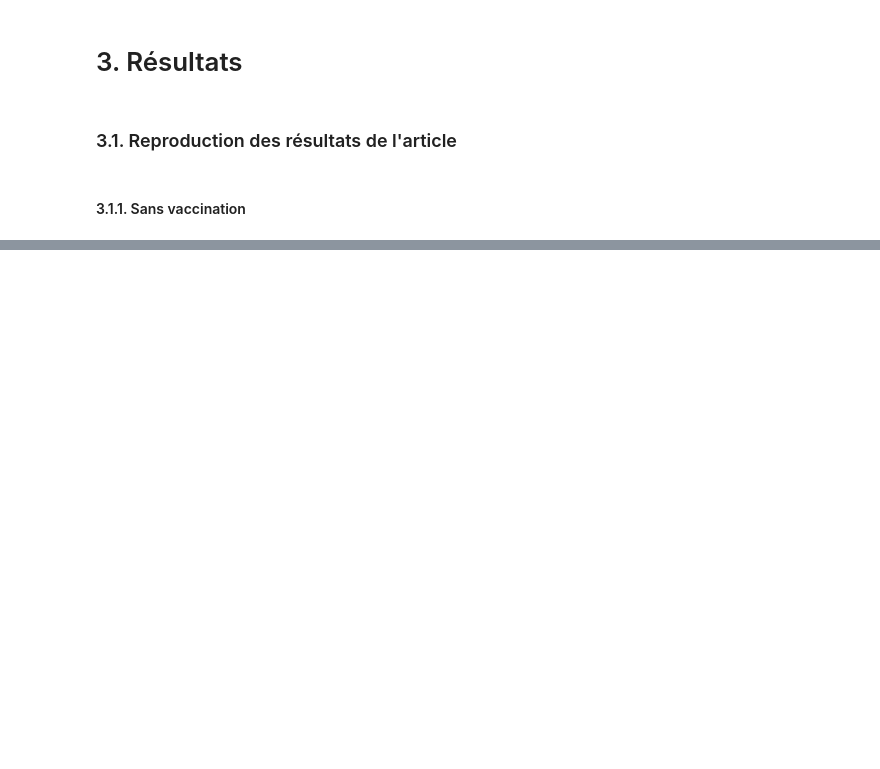
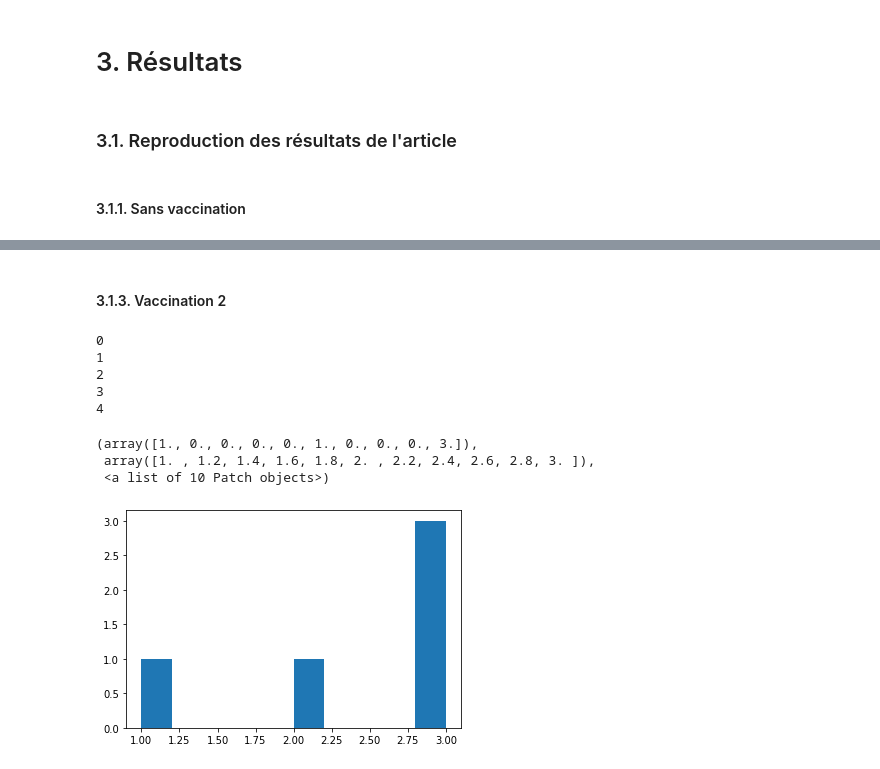
Before and after one commit to Raelag0112/Epidemio, a Jupyter notebook: Epidémio.ipynb, the cells around one changed output, grey strips where cells are left out. Drawn from its saved outputs; the diff is of its cells as text; code cells hidden in the pictures; blank space fills up the shorter version.

```diff
--- a/Epidémio.ipynb
+++ b/Epidémio.ipynb
@@ -445,0 +476,24 @@ plt.hist(sizes)
+# %% [markdown]
+#### 3.1.3. Vaccination 2 ####
+# %%
+n_sim = 5
+sizes = np.array([])
+
+for i in range(n_sim):
+
+    print(i)
+
+    infected = epi_vac2(N, assoHT)
+    sizes = np.append(sizes, (infected == 2).sum())
+
+plt.hist(sizes)
+# %% [output]
+0
+1
+2
+3
+4
+(array([1., 0., 0., 0., 0., 1., 0., 0., 0., 3.]),
+ array([1. , 1.2, 1.4, 1.6, 1.8, 2. , 2.2, 2.4, 2.6, 2.8, 3. ]),
+ <a list of 10 Patch objects>)
+[figure, added]
```
Also changed, not shown: parts of 18 cells of this notebook.
